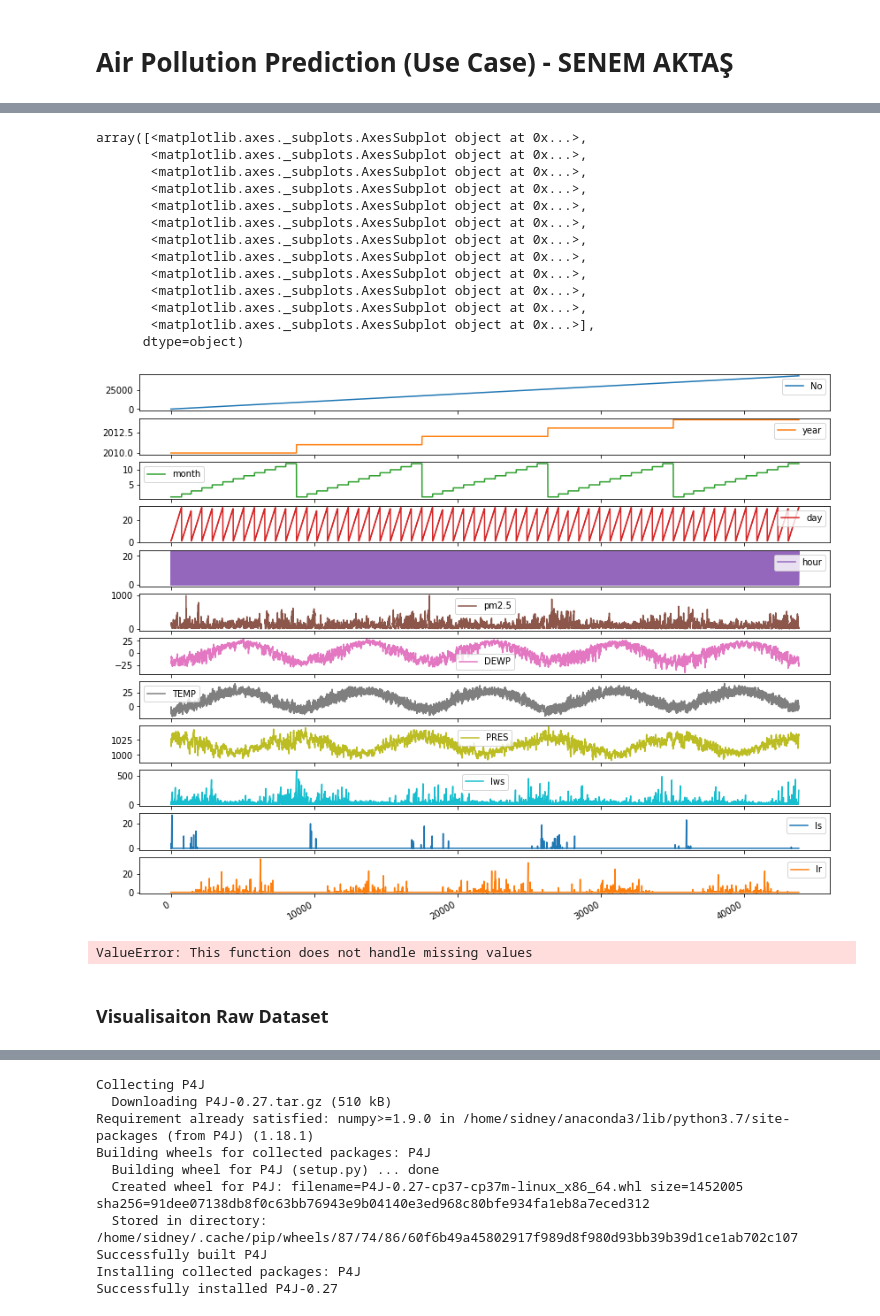
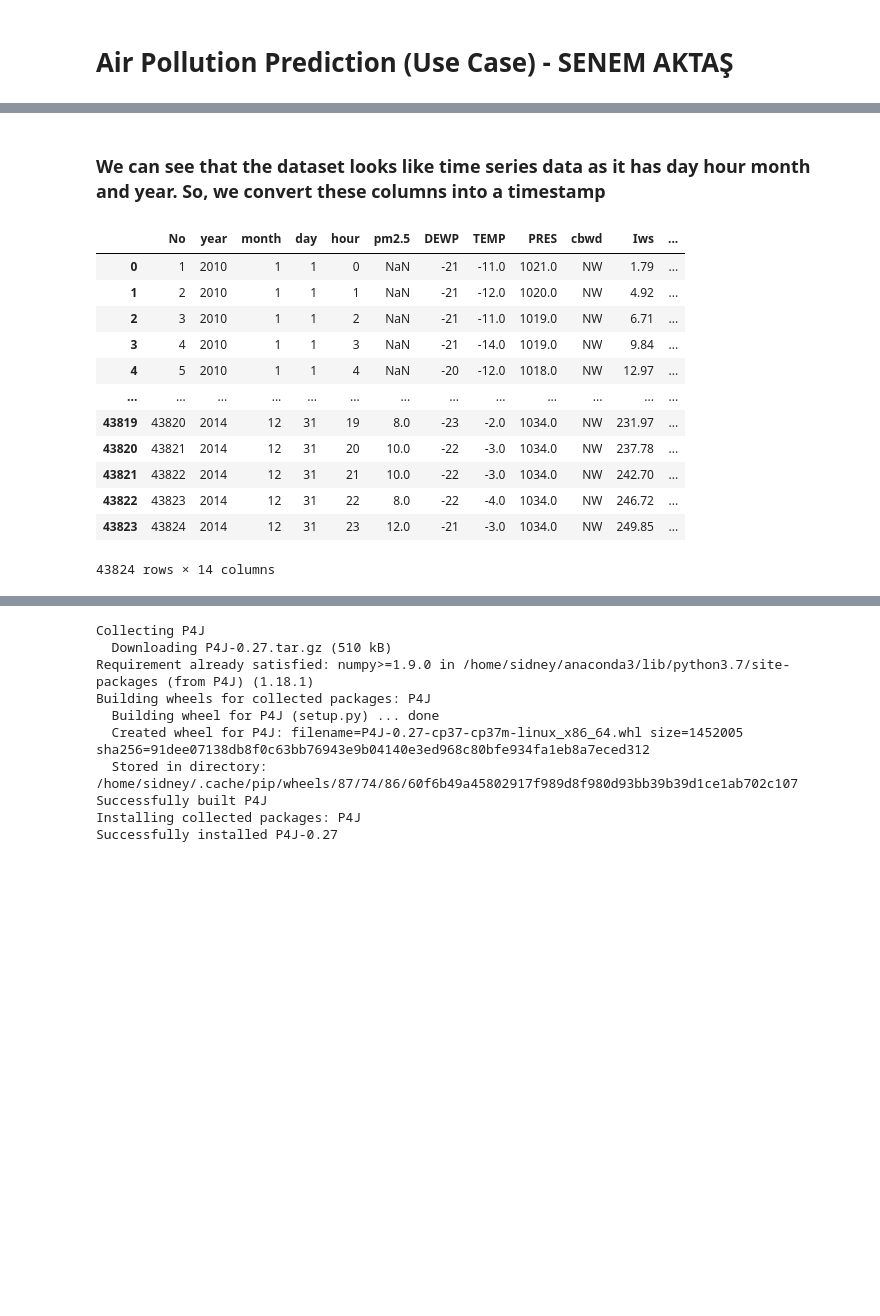
Before and after one commit to senemaktas/Air_Pollution_Prediction_ML_DL, a Jupyter notebook: Air_Pollution_Prediction.ipynb, the cells around one changed output, grey strips where cells are left out. Drawn from its saved outputs; the diff is of its cells as text; code cells hidden in the pictures; blank space fills up the shorter version.

```diff
--- a/Air_Pollution_Prediction.ipynb
+++ b/Air_Pollution_Prediction.ipynb
@@ -31,30 +63,25 @@ df['pm2.5'].plot(figsize=(14, 6))
-# %%
-# Plot all the other columns as well in a plot to examine the curves of all of them at the same time.
-df.plot(subplots=True, figsize=(14,12))
-# %% [output]
-array([<matplotlib.axes._subplots.AxesSubplot object at 0x...>,
-       <matplotlib.axes._subplots.AxesSubplot object at 0x...>,
-       <matplotlib.axes._subplots.AxesSubplot object at 0x...>,
-       <matplotlib.axes._subplots.AxesSubplot object at 0x...>,
-       <matplotlib.axes._subplots.AxesSubplot object at 0x...>,
-       <matplotlib.axes._subplots.AxesSubplot object at 0x...>,
-       <matplotlib.axes._subplots.AxesSubplot object at 0x...>,
-       <matplotlib.axes._subplots.AxesSubplot object at 0x...>,
-       <matplotlib.axes._subplots.AxesSubplot object at 0x...>,
-       <matplotlib.axes._subplots.AxesSubplot object at 0x...>,
-       <matplotlib.axes._subplots.AxesSubplot object at 0x...>,
-       <matplotlib.axes._subplots.AxesSubplot object at 0x...>],
-      dtype=object)
-[figure, removed]
-# %%
-from pylab import rcParams
-import statsmodels.api as sm
-
-rcParams['figure.figsize'] = (11, 9)
-decomposition = sm.tsa.seasonal_decompose(df['pm2.5'], model='Additive')
-fig = decomposition.plot()
-plt.show()
-# %% [output]
-ValueError: This function does not handle missing values
-# %% [markdown]
-### Visualisaiton Raw Dataset
+# %% [markdown]
+### We can see that the dataset looks like time series data as it has day hour month and year. So, we convert these columns into a timestamp
+# %%
+import datetime
+
+df['hour'] = df['hour'].replace(24,0)
+df['DateTime'] = df[['year', 'month', 'day', 'hour']].apply(lambda s : datetime.datetime(*s),axis = 1)
+df['DateTime'] = pd.to_datetime(df['DateTime'])
+df['DateTime'] = df.DateTime.values.astype(np.int64) // 10 ** 9
+
+df
+# %% [output]
+|  | No | year | month | day | hour | pm2.5 | DEWP | TEMP | PRES | cbwd | Iws | ... |
+| 0 | 1 | 2010 | 1 | 1 | 0 | NaN | -21 | -11.0 | 1021.0 | NW | 1.79 | ... |
+| 1 | 2 | 2010 | 1 | 1 | 1 | NaN | -21 | -12.0 | 1020.0 | NW | 4.92 | ... |
+| 2 | 3 | 2010 | 1 | 1 | 2 | NaN | -21 | -11.0 | 1019.0 | NW | 6.71 | ... |
+| 3 | 4 | 2010 | 1 | 1 | 3 | NaN | -21 | -14.0 | 1019.0 | NW | 9.84 | ... |
+| 4 | 5 | 2010 | 1 | 1 | 4 | NaN | -20 | -12.0 | 1018.0 | NW | 12.97 | ... |
+| ... | ... | ... | ... | ... | ... | ... | ... | ... | ... | ... | ... | ... |
+| 43819 | 43820 | 2014 | 12 | 31 | 19 | 8.0 | -23 | -2.0 | 1034.0 | NW | 231.97 | ... |
+| 43820 | 43821 | 2014 | 12 | 31 | 20 | 10.0 | -22 | -3.0 | 1034.0 | NW | 237.78 | ... |
+| 43821 | 43822 | 2014 | 12 | 31 | 21 | 10.0 | -22 | -3.0 | 1034.0 | NW | 242.70 | ... |
+| 43822 | 43823 | 2014 | 12 | 31 | 22 | 8.0 | -22 | -4.0 | 1034.0 | NW | 246.72 | ... |
+| 43823 | 43824 | 2014 | 12 | 31 | 23 | 12.0 | -21 | -3.0 | 1034.0 | NW | 249.85 | ... |
+43824 rows × 14 columns
```
Also changed, not shown: parts of 23 cells of this notebook.
